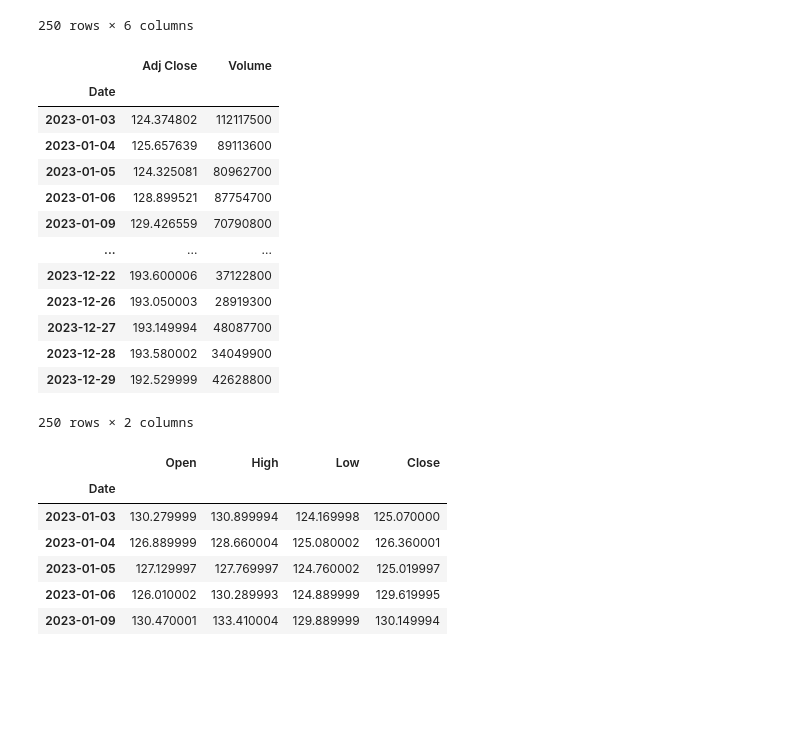
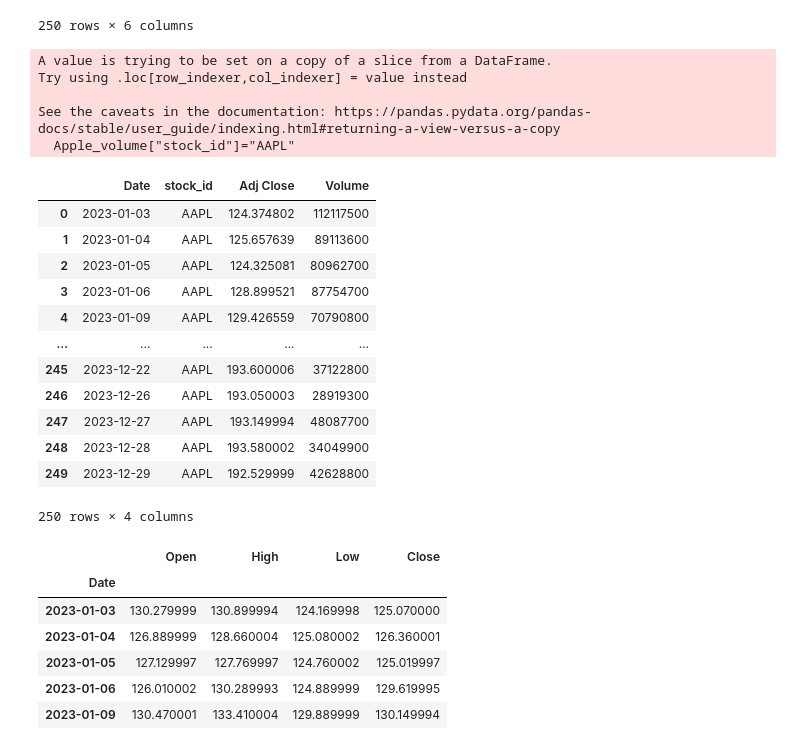
Before and after one commit to manalbayoumi/Project-3-data-engineering-Stock-Market, a Jupyter notebook: Part One_ETL.ipynb, the cells around one changed output. Drawn from its saved outputs; the diff is of its cells as text; code cells hidden in the pictures; blank space fills up the shorter version.

Commit message:
Add functions to extract more stock data

```diff
--- a/Part One_ETL.ipynb
+++ b/Part One_ETL.ipynb
@@ -51,22 +51,29 @@ Apple_df
 250 rows × 6 columns
 # %%
 Apple_volume=Apple_df[["Adj Close","Volume"]]
+Apple_volume["stock_id"]="AAPL"
+Apple_volume.reset_index(inplace=True)
+Apple_volume=Apple_volume[["Date","stock_id","Adj Close","Volume"]]
 Apple_volume
 # %% [output]
+A value is trying to be set on a copy of a slice from a DataFrame.
+Try using .loc[row_indexer,col_indexer] = value instead
+
+See the caveats in the documentation: https://pandas.pydata.org/pandas-docs/stable/user_guide/indexing.html#returning-a-view-versus-a-copy
+  Apple_volume["stock_id"]="AAPL"
-|  | Adj Close | Volume |
-| Date |  |  |
-| 2023-01-03 | 124.374802 | 112117500 |
-| 2023-01-04 | 125.657639 | 89113600 |
-| 2023-01-05 | 124.325081 | 80962700 |
-| 2023-01-06 | 128.899521 | 87754700 |
-| 2023-01-09 | 129.426559 | 70790800 |
-| ... | ... | ... |
-| 2023-12-22 | 193.600006 | 37122800 |
-| 2023-12-26 | 193.050003 | 28919300 |
-| 2023-12-27 | 193.149994 | 48087700 |
-| 2023-12-28 | 193.580002 | 34049900 |
-| 2023-12-29 | 192.529999 | 42628800 |
+|  | Date | stock_id | Adj Close | Volume |
+| 0 | 2023-01-03 | AAPL | 124.374802 | 112117500 |
+| 1 | 2023-01-04 | AAPL | 125.657639 | 89113600 |
+| 2 | 2023-01-05 | AAPL | 124.325081 | 80962700 |
+| 3 | 2023-01-06 | AAPL | 128.899521 | 87754700 |
+| 4 | 2023-01-09 | AAPL | 129.426559 | 70790800 |
+| ... | ... | ... | ... | ... |
+| 245 | 2023-12-22 | AAPL | 193.600006 | 37122800 |
+| 246 | 2023-12-26 | AAPL | 193.050003 | 28919300 |
+| 247 | 2023-12-27 | AAPL | 193.149994 | 48087700 |
+| 248 | 2023-12-28 | AAPL | 193.580002 | 34049900 |
+| 249 | 2023-12-29 | AAPL | 192.529999 | 42628800 |
-250 rows × 2 columns
+250 rows × 4 columns
 # %%
 Apple_df.drop(columns=["Adj Close","Volume"],inplace=True)
 Apple_df.head()
```
Also changed, not shown: parts of 16 cells of this notebook.
